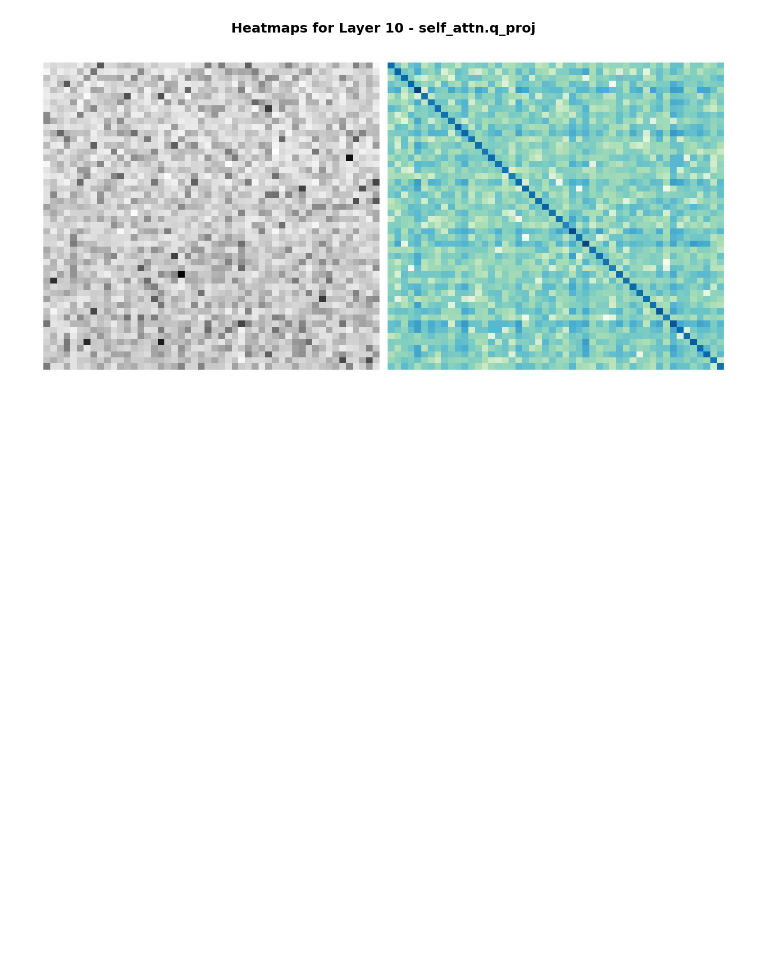
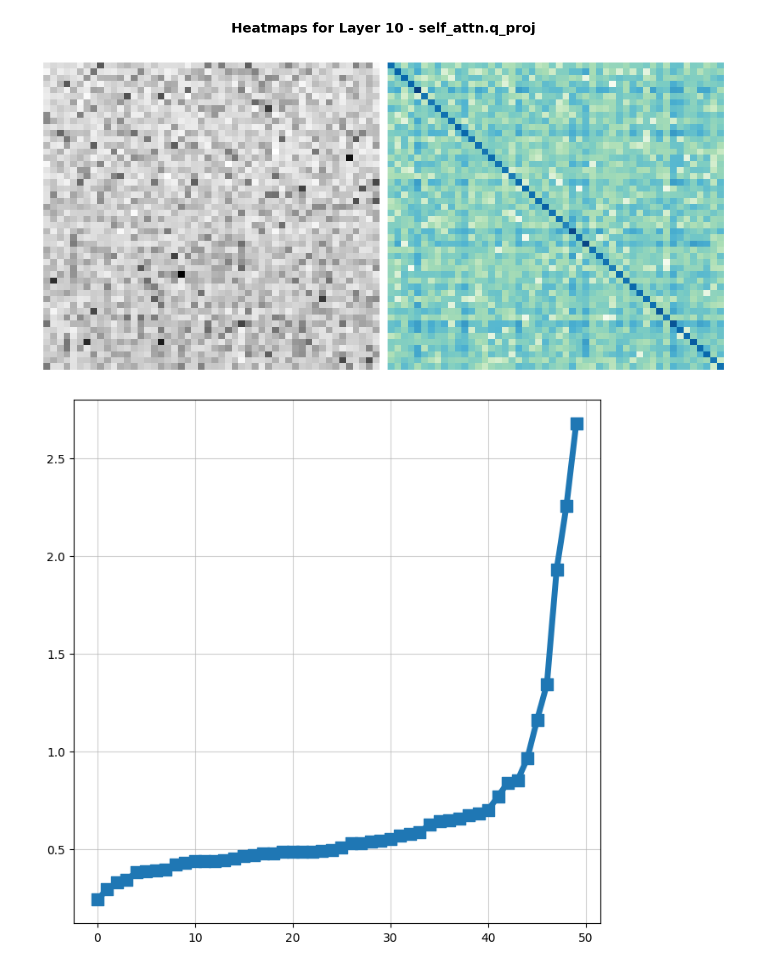
Before and after one commit to ryu326/weight_compression, a Jupyter notebook: Wparam_dataset/dataset_block_generation copy.ipynb, the cells around one changed output. Cells and saved outputs as stored; diff of their text form; code cells hidden in the pictures; blank space fills up the shorter version.

```diff
--- a/Wparam_dataset/dataset_block_generation copy.ipynb
+++ b/Wparam_dataset/dataset_block_generation copy.ipynb
@@ -252,6 +252,7 @@ for model_name, size, quip_hess, eig_path in zip(model_list, size_list, quip_hes
 
                 # 데이터를 CPU의 numpy 배열로 변환
                 W = W[:50, :50]
+                origH = H
                 H = H[:50, :50]
                 W_abs_np = torch.abs(W).cpu().numpy()
                 H_abs_np = torch.abs(H).cpu().numpy()
@@ -300,3 +301,27 @@ for model_name, size, quip_hess, eig_path in zip(model_list, size_list, quip_hes
 model_name:  meta-llama--Meta-Llama-3-8B
 Generating heatmap for Layer 10 - self_attn.q_proj...
 [figure]
+# %%
+diagonal_elements = H.diag()
+
+# 2. Sort the diagonal elements in ascending order
+sorted_diagonal, _ = torch.sort(diagonal_elements)
+
+# 3. Create an index array for the x-axis
+indices = np.arange(len(sorted_diagonal))
+
+# 4. Plot the sorted diagonal values
+plt.figure(figsize=(8, 8))
+plt.plot(indices, sorted_diagonal.cpu().numpy(), lw = 5) # Convert tensor to numpy array for plotting
+# plt.scatter(indices, sorted_diagonal.cpu().numpy(), s=90) # s is marker size
+plt.scatter(indices, sorted_diagonal.cpu().numpy(), s=90, marker='s', zorder=2)
+# plt.axis('square')
+
+# Add labels and title for clarity
+# plt.xlabel("Index (Sorted Rank)")
+# plt.ylabel("Value of Diagonal Element")
+# plt.title("Sorted Diagonal Elements of Matrix H")
+plt.grid(True, alpha=0.6)
+plt.show()
+# %% [output]
+[figure, added]
```
Also changed, not shown: parts of 1 cell of this notebook, 15 other files.
